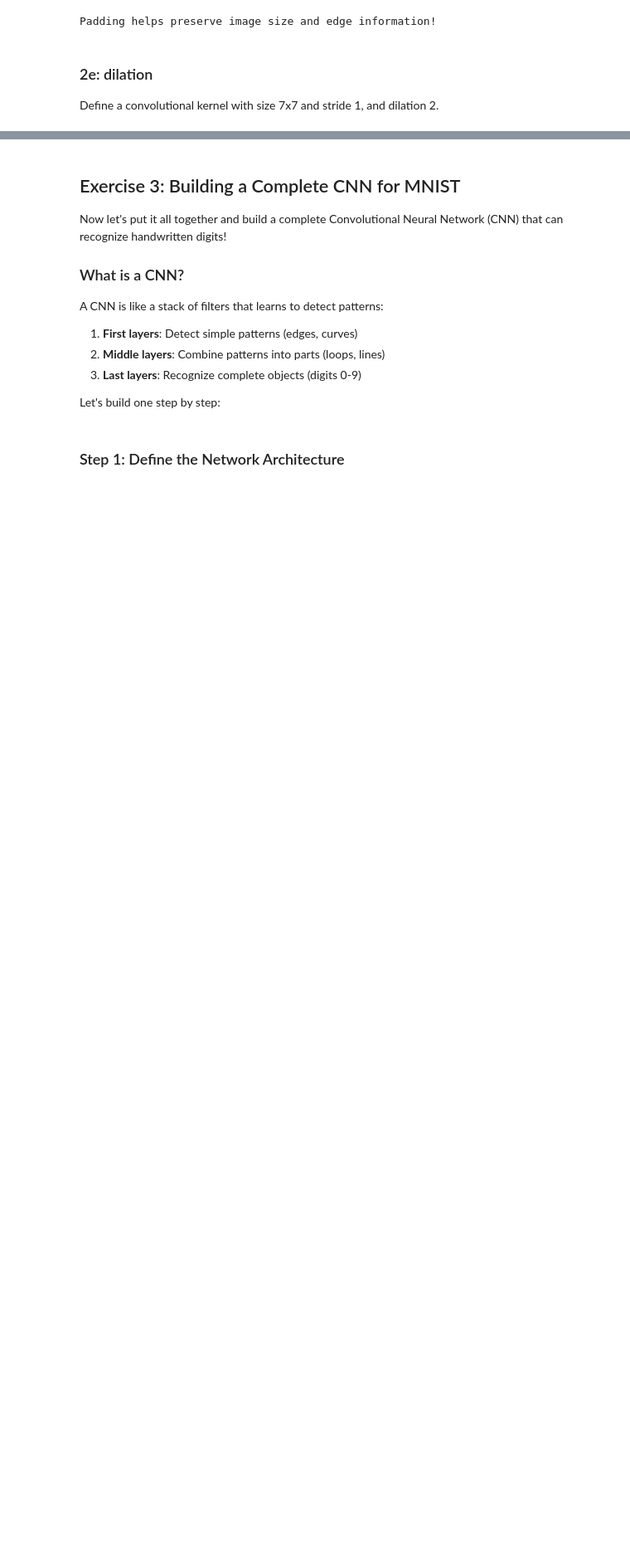
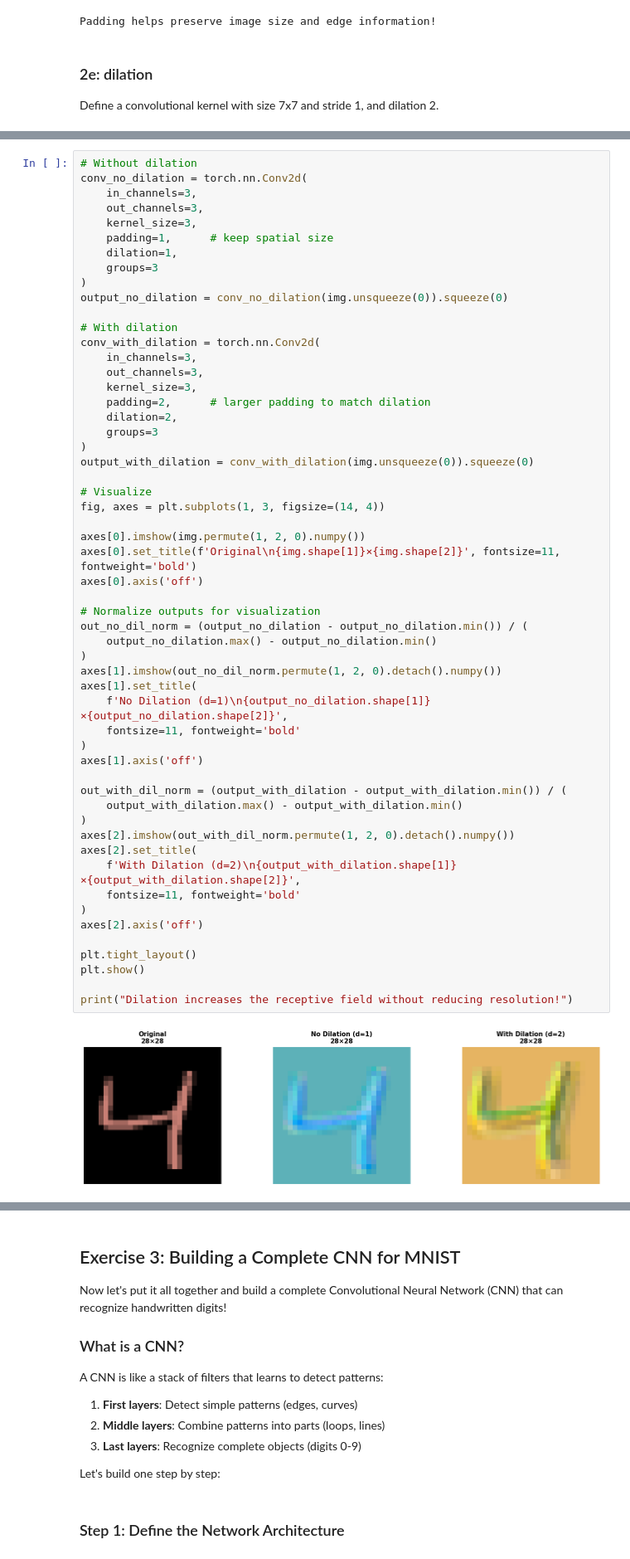
Before and after one commit to Hanny658/deep-learning-2026, a Jupyter notebook: SESSION3/session3_part1_instructor.ipynb, the cells around one changed output, grey strips where cells are left out. Shown at 83% size. Drawn from its saved outputs; the diff is of its cells as text; blank space fills up the shorter version.

Commit message:
chore: add dilation

```diff
--- a/SESSION3/session3_part1_instructor.ipynb
+++ b/SESSION3/session3_part1_instructor.ipynb
@@ -723,0 +722,57 @@ Define a convolutional kernel with size 7x7 and stride 1, and dilation 2.
+# %%
+# Without dilation
+conv_no_dilation = torch.nn.Conv2d(
+    in_channels=3,
+    out_channels=3,
+    kernel_size=3,
+    padding=1,      # keep spatial size
+    dilation=1,
+    groups=3
+)
+output_no_dilation = conv_no_dilation(img.unsqueeze(0)).squeeze(0)
+
+# With dilation
+conv_with_dilation = torch.nn.Conv2d(
+    in_channels=3,
+    out_channels=3,
+    kernel_size=3,
+    padding=2,      # larger padding to match dilation
+    dilation=2,
+    groups=3
+)
+output_with_dilation = conv_with_dilation(img.unsqueeze(0)).squeeze(0)
+
+# Visualize
+fig, axes = plt.subplots(1, 3, figsize=(14, 4))
+
+axes[0].imshow(img.permute(1, 2, 0).numpy())
+axes[0].set_title(f'Original\n{img.shape[1]}×{img.shape[2]}', fontsize=11, fontweight='bold')
+axes[0].axis('off')
+
+# Normalize outputs for visualization
+out_no_dil_norm = (output_no_dilation - output_no_dilation.min()) / (
+    output_no_dilation.max() - output_no_dilation.min()
+)
+axes[1].imshow(out_no_dil_norm.permute(1, 2, 0).detach().numpy())
+axes[1].set_title(
+    f'No Dilation (d=1)\n{output_no_dilation.shape[1]}×{output_no_dilation.shape[2]}',
+    fontsize=11, fontweight='bold'
+)
+axes[1].axis('off')
+
+out_with_dil_norm = (output_with_dilation - output_with_dilation.min()) / (
+    output_with_dilation.max() - output_with_dilation.min()
+)
+axes[2].imshow(out_with_dil_norm.permute(1, 2, 0).detach().numpy())
+axes[2].set_title(
+    f'With Dilation (d=2)\n{output_with_dilation.shape[1]}×{output_with_dilation.shape[2]}',
+    fontsize=11, fontweight='bold'
+)
+axes[2].axis('off')
+
+plt.tight_layout()
+plt.show()
+
+print("Dilation increases the receptive field without reducing resolution!")
+# %% [output]
+[figure, added]
```
Also changed, not shown: parts of 6 cells of this notebook.
